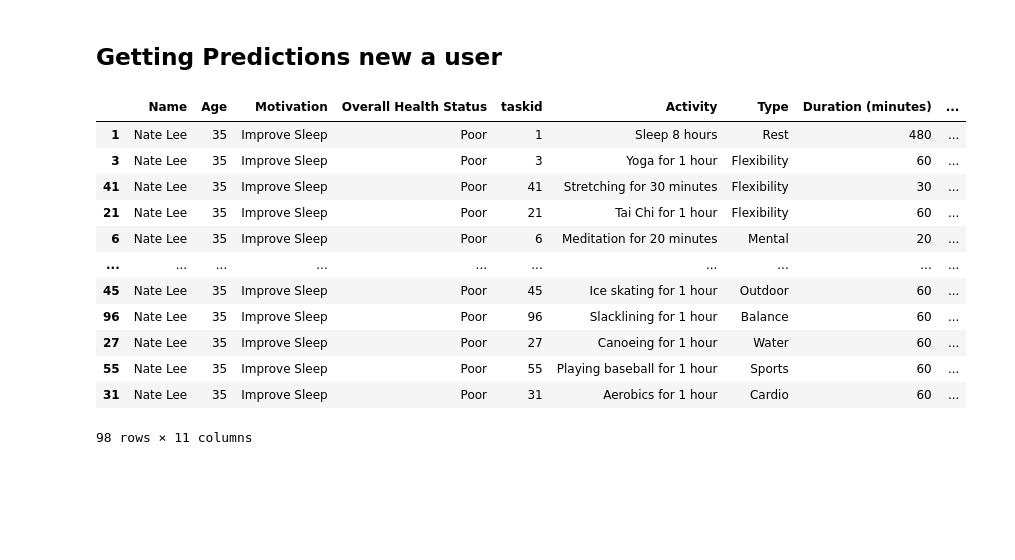
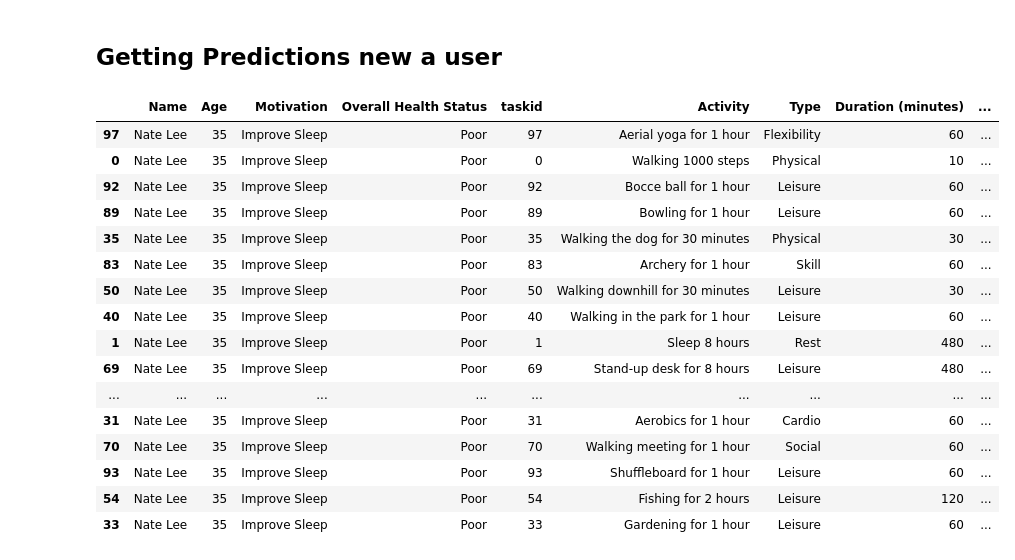
Before and after one commit to akshayanand12/TaskRecommender, a Jupyter notebook: TaskRecommender.ipynb, the cells around one changed output. Saved outputs shown, nothing was run; the diff lists cells and outputs as text; code cells hidden in the pictures; blank space fills up the shorter version.

Commit message:
added readme, refined model training, and inference

```diff
--- a/TaskRecommender.ipynb
+++ b/TaskRecommender.ipynb
@@ -129,7 +112,10 @@ def load_label_encoders(file_path):
 def preprocess_new_data(input_df, encoders):
     df = input_df.copy()
     for column, encoder in encoders.items():
-        df[column] = encoder.transform(df[column])
+        try:
+            df[column] = encoder.transform(df[column])
+        except:
+            pass
 
     # Rename columns for consistency and remove spaces
     df.columns = [col.replace(' ', '_') for col in df.columns]
@@ -206,7 +176,7 @@ def create_prediction_for_user(user_df):
     user_processed_inference_df = preprocess_new_data(user_inference_df, loaded_encoders)
     user_processed_inference_df = user_processed_inference_df[["Age", "Motivation", "Overall_Health_Status",
                                                                "Activity", "Type", "Duration_(minutes)", "Intensity"]]
-    # nate_processed_inference_df.drop(["Name"], axis=1)
+    user_processed_inference_df = user_processed_inference_df.fillna(0)
 
     user_prediction = model.predict_proba(user_processed_inference_df)
 
@@ -218,28 +188,32 @@ def create_prediction_for_user(user_df):
 # %%
 data = {
     'Name': ['Nate Lee'],
     'Age': [35],
     'Motivation': ['Improve Sleep'],
     'Overall Health Status': ['Poor']
 }
 
 nate_df = pd.DataFrame(data)
 nate_prediction = create_prediction_for_user(nate_df)
-nate_prediction
+nate_prediction.head(20)
 # %% [output]
 |  | Name | Age | Motivation | Overall Health Status | taskid | Activity | Type | Duration (minutes) | ... |
+| 97 | Nate Lee | 35 | Improve Sleep | Poor | 97 | Aerial yoga for 1 hour | Flexibility | 60 | ... |
+| 0 | Nate Lee | 35 | Improve Sleep | Poor | 0 | Walking 1000 steps | Physical | 10 | ... |
+| 92 | Nate Lee | 35 | Improve Sleep | Poor | 92 | Bocce ball for 1 hour | Leisure | 60 | ... |
+| 89 | Nate Lee | 35 | Improve Sleep | Poor | 89 | Bowling for 1 hour | Leisure | 60 | ... |
+| 35 | Nate Lee | 35 | Improve Sleep | Poor | 35 | Walking the dog for 30 minutes | Physical | 30 | ... |
+| 83 | Nate Lee | 35 | Improve Sleep | Poor | 83 | Archery for 1 hour | Skill | 60 | ... |
+| 50 | Nate Lee | 35 | Improve Sleep | Poor | 50 | Walking downhill for 30 minutes | Leisure | 30 | ... |
+| 40 | Nate Lee | 35 | Improve Sleep | Poor | 40 | Walking in the park for 1 hour | Leisure | 60 | ... |
 | 1 | Nate Lee | 35 | Improve Sleep | Poor | 1 | Sleep 8 hours | Rest | 480 | ... |
-| 3 | Nate Lee | 35 | Improve Sleep | Poor | 3 | Yoga for 1 hour | Flexibility | 60 | ... |
-| 41 | Nate Lee | 35 | Improve Sleep | Poor | 41 | Stretching for 30 minutes | Flexibility | 30 | ... |
-| 21 | Nate Lee | 35 | Improve Sleep | Poor | 21 | Tai Chi for 1 hour | Flexibility | 60 | ... |
-| 6 | Nate Lee | 35 | Improve Sleep | Poor | 6 | Meditation for 20 minutes | Mental | 20 | ... |
+| 69 | Nate Lee | 35 | Improve Sleep | Poor | 69 | Stand-up desk for 8 hours | Leisure | 480 | ... |
 | ... | ... | ... | ... | ... | ... | ... | ... | ... | ... |
-| 45 | Nate Lee | 35 | Improve Sleep | Poor | 45 | Ice skating for 1 hour | Outdoor | 60 | ... |
-| 96 | Nate Lee | 35 | Improve Sleep | Poor | 96 | Slacklining for 1 hour | Balance | 60 | ... |
-| 27 | Nate Lee | 35 | Improve Sleep | Poor | 27 | Canoeing for 1 hour | Water | 60 | ... |
-| 55 | Nate Lee | 35 | Improve Sleep | Poor | 55 | Playing baseball for 1 hour | Sports | 60 | ... |
 | 31 | Nate Lee | 35 | Improve Sleep | Poor | 31 | Aerobics for 1 hour | Cardio | 60 | ... |
+| 70 | Nate Lee | 35 | Improve Sleep | Poor | 70 | Walking meeting for 1 hour | Social | 60 | ... |
+| 93 | Nate Lee | 35 | Improve Sleep | Poor | 93 | Shuffleboard for 1 hour | Leisure | 60 | ... |
+| 54 | Nate Lee | 35 | Improve Sleep | Poor | 54 | Fishing for 2 hours | Leisure | 120 | ... |
+| 33 | Nate Lee | 35 | Improve Sleep | Poor | 33 | Gardening for 1 hour | Leisure | 60 | ... |
-98 rows × 11 columns
 # %%
 data = {
     'Name': ['Akshay Anand'],
```
Also changed, not shown: parts of 12 cells of this notebook, 6 other files.
